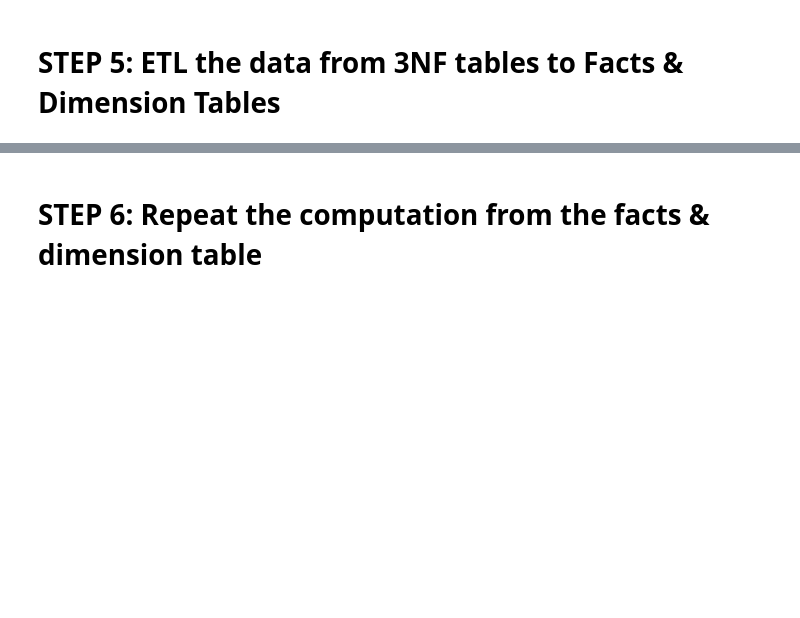
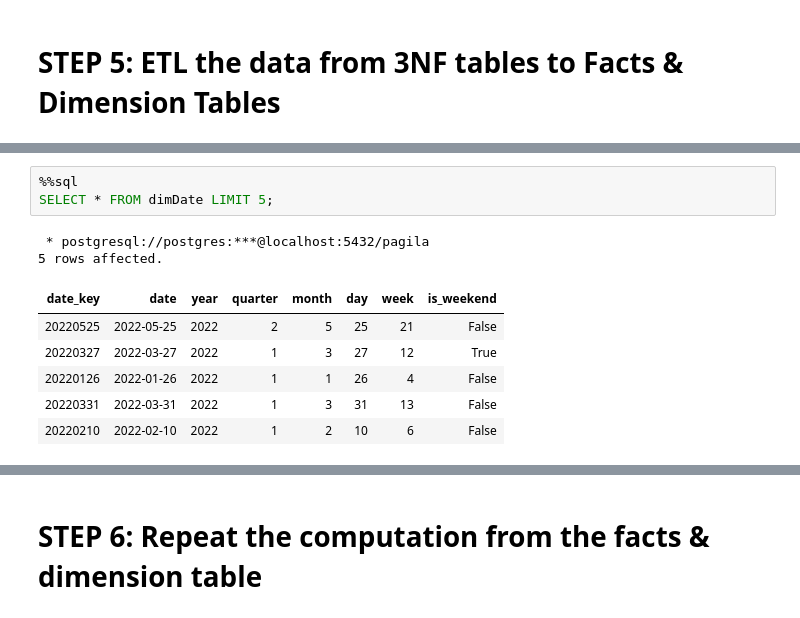
Before and after one commit to yatzirirain/learning, a Jupyter notebook: Data_modeling/Sakila_database_ETL.ipynb, the cells around one changed output, grey strips where cells are left out. Saved outputs shown, nothing was run; the diff lists cells and outputs as text; blank space fills up the shorter version.

```diff
--- a/Data_modeling/Sakila_database_ETL.ipynb
+++ b/Data_modeling/Sakila_database_ETL.ipynb
@@ -282,2 +487,14 @@ CREATE TABLE factSales
+# %%
+%%sql
+SELECT * FROM dimDate LIMIT 5;
+# %% [output]
+ * postgresql://postgres:***@localhost:5432/pagila
+5 rows affected.
+| date_key | date | year | quarter | month | day | week | is_weekend |
+| 20220525 | 2022-05-25 | 2022 | 2 | 5 | 25 | 21 | False |
+| 20220327 | 2022-03-27 | 2022 | 1 | 3 | 27 | 12 | True |
+| 20220126 | 2022-01-26 | 2022 | 1 | 1 | 26 | 4 | False |
+| 20220331 | 2022-03-31 | 2022 | 1 | 3 | 31 | 13 | False |
+| 20220210 | 2022-02-10 | 2022 | 1 | 2 | 10 | 6 | False |
 # %%
 %%sql
```
Also changed, not shown: parts of 45 cells of this notebook, 5 other files.
